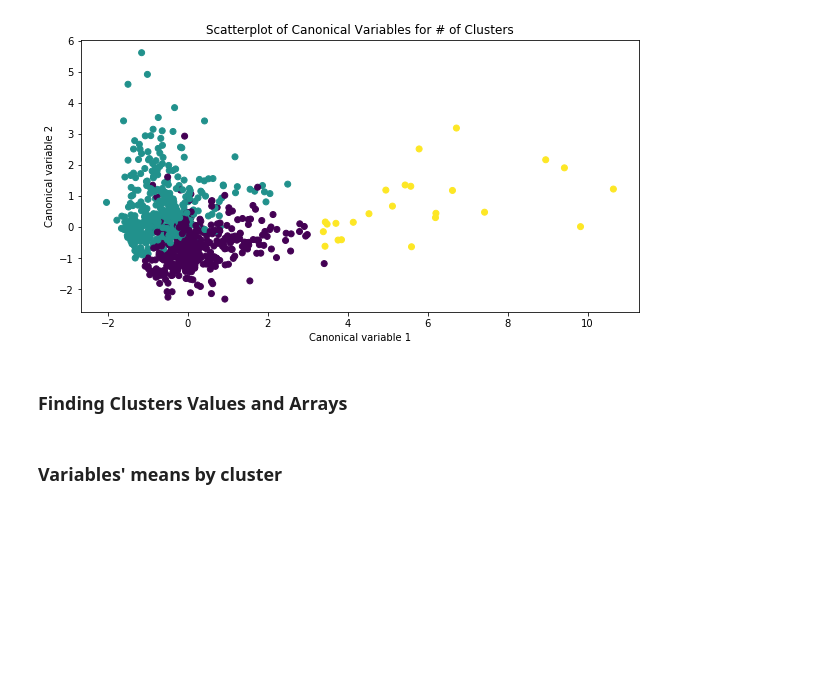
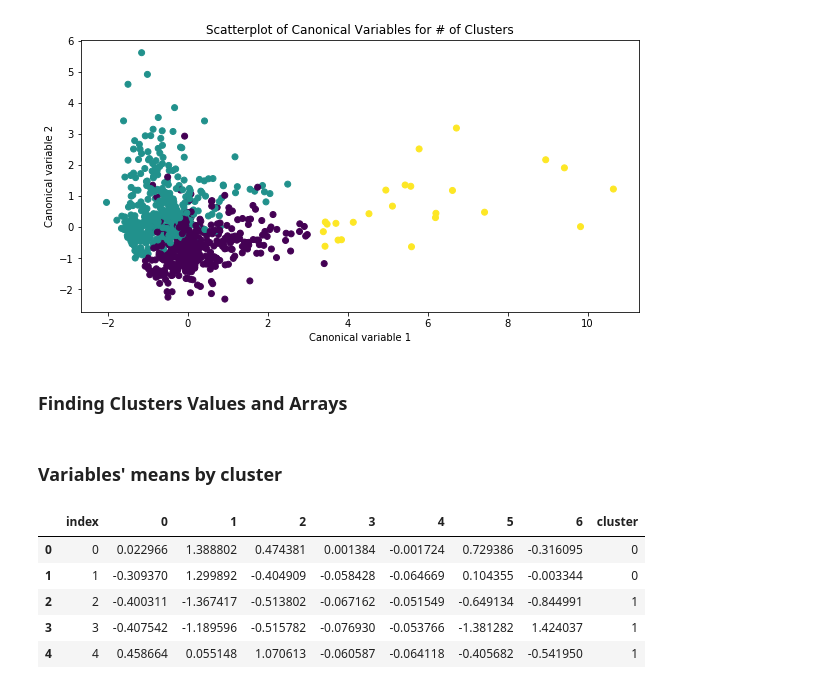
Before and after one commit to AlfredMtz/clustering-stocks, a Jupyter notebook: Diversification-System-Project.ipynb, the cells around one changed output. Drawn from its saved outputs; the diff is of its cells as text; code cells hidden in the pictures; blank space fills up the shorter version.

```diff
--- a/Diversification-System-Project.ipynb
+++ b/Diversification-System-Project.ipynb
@@ -366,29 +366,37 @@ plt.show()
 # %%
 # Set clust_train data to dataframe
 cl_train = pd.DataFrame(data = clust_train)
 # Reset Index
 cl_train.reset_index(level=0, inplace=True)
 
 # creat a list that has the new index variable
 clustlist = list(cl_train['index'])
 
 # creat a list of cluster assigments
 labels = list(Kmean.labels_)
 
 # combine index variable list with cluster assigment list into a diccionary
 newlist = dict(zip(clustlist, labels))
 
+# build the dict list to into a dataframe
 newclus = pd.DataFrame.from_dict(newlist, orient='index')
 #------------------------
 # rename the cluster assignment column
 newclus.columns =['cluster']
 
 # create unique assignment variable to merge with cluster training data
 newclus.reset_index(level=0, inplace=True)
 
 # merge clust assig df with the clust train variabl df by the index
 merged_train = pd.merge(cl_train, newclus, on='index')
-#merged_train.head()
+merged_train.head()
+# %% [output]
+|  | index | 0 | 1 | 2 | 3 | 4 | 5 | 6 | cluster |
+| 0 | 0 | 0.022966 | 1.388802 | 0.474381 | 0.001384 | -0.001724 | 0.729386 | -0.316095 | 0 |
+| 1 | 1 | -0.309370 | 1.299892 | -0.404909 | -0.058428 | -0.064669 | 0.104355 | -0.003344 | 0 |
+| 2 | 2 | -0.400311 | -1.367417 | -0.513802 | -0.067162 | -0.051549 | -0.649134 | -0.844991 | 1 |
+| 3 | 3 | -0.407542 | -1.189596 | -0.515782 | -0.076930 | -0.053766 | -1.381282 | 1.424037 | 1 |
+| 4 | 4 | 0.458664 | 0.055148 | 1.070613 | -0.060587 | -0.064118 | -0.405682 | -0.541950 | 1 |
 # %%
 # calculate clustering variable means by cluster
 clustergrp = merged_train.groupby('cluster').mean()
```
Also changed, not shown: parts of 1 cell of this notebook.
